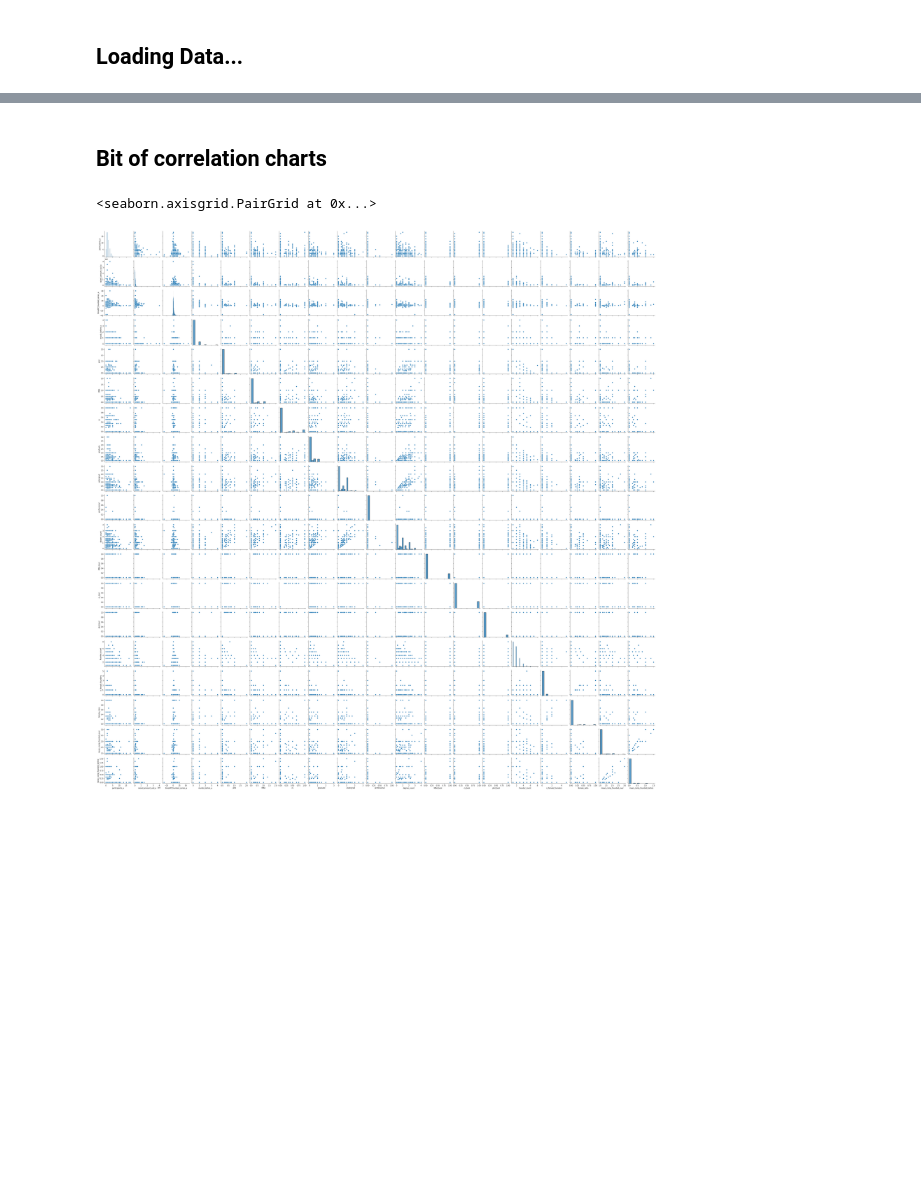
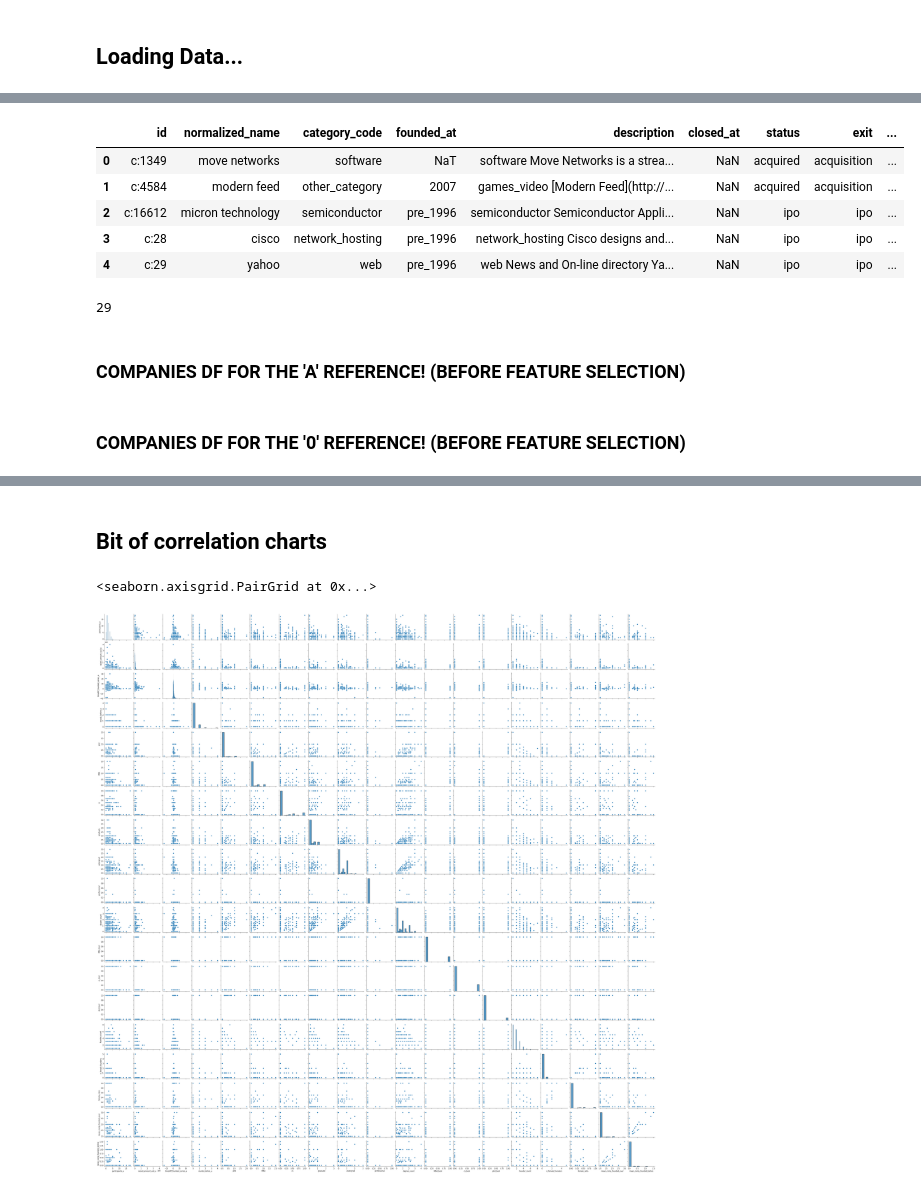
Before and after one commit to jojibou/invesscience, a Jupyter notebook: notebooks/Model.ipynb, the cells around one changed output, grey strips where cells are left out. Cells and saved outputs as stored; diff of their text form; code cells hidden in the pictures; blank space fills up the shorter version.

```diff
--- a/notebooks/Model.ipynb
+++ b/notebooks/Model.ipynb
@@ -14,0 +37,16 @@ ModuleNotFoundError: No module named 'invesscience.joanna_clean_data'
+# %%
+pd.set_option('display.max_columns', None)
+companies.head()
+# %% [output]
+|  | id | normalized_name | category_code | founded_at | description | closed_at | status | exit | ... |
+| 0 | c:1349 | move networks | software | NaT | software Move Networks is a strea... | NaN | acquired | acquisition | ... |
+| 1 | c:4584 | modern feed | other_category | 2007 | games_video [Modern Feed](http://... | NaN | acquired | acquisition | ... |
+| 2 | c:16612 | micron technology | semiconductor | pre_1996 | semiconductor Semiconductor Appli... | NaN | ipo | ipo | ... |
+| 3 | c:28 | cisco | network_hosting | pre_1996 | network_hosting Cisco designs and... | NaN | ipo | ipo | ... |
+| 4 | c:29 | yahoo | web | pre_1996 | web News and On-line directory Ya... | NaN | ipo | ipo | ... |
+# %%
+len(companies_a.columns)
+# %% [output]
+29
+# %% [markdown]
+### COMPANIES DF FOR THE 'A' REFERENCE! (BEFORE FEATURE SELECTION)
@@ -14,0 +61,2 @@ ModuleNotFoundError: No module named 'invesscience.joanna_clean_data'
+# %% [markdown]
+### COMPANIES DF FOR THE '0' REFERENCE! (BEFORE FEATURE SELECTION)
```
Also changed, not shown: parts of 8 cells of this notebook.
